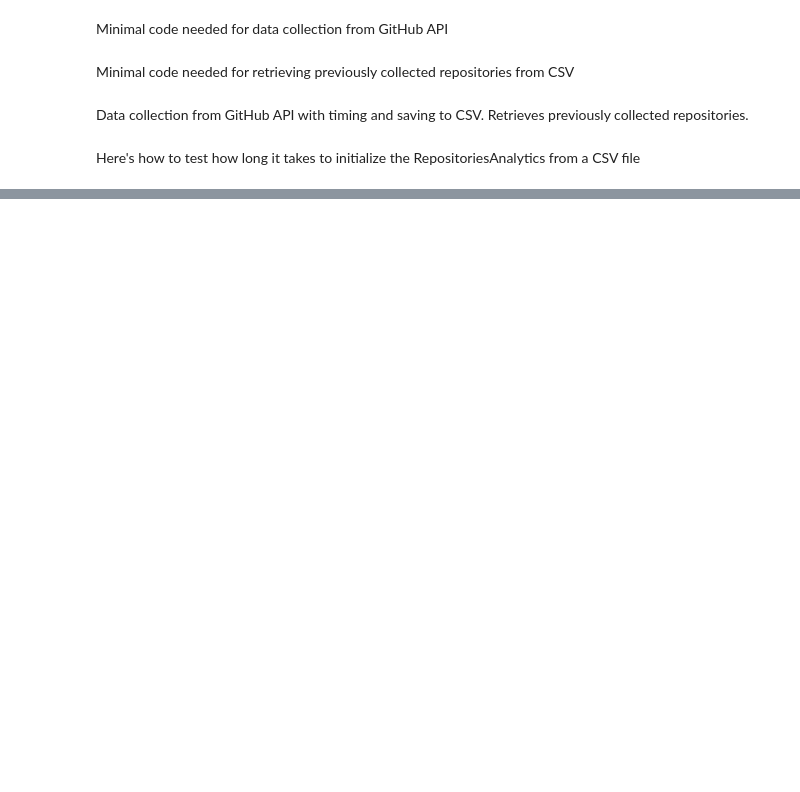
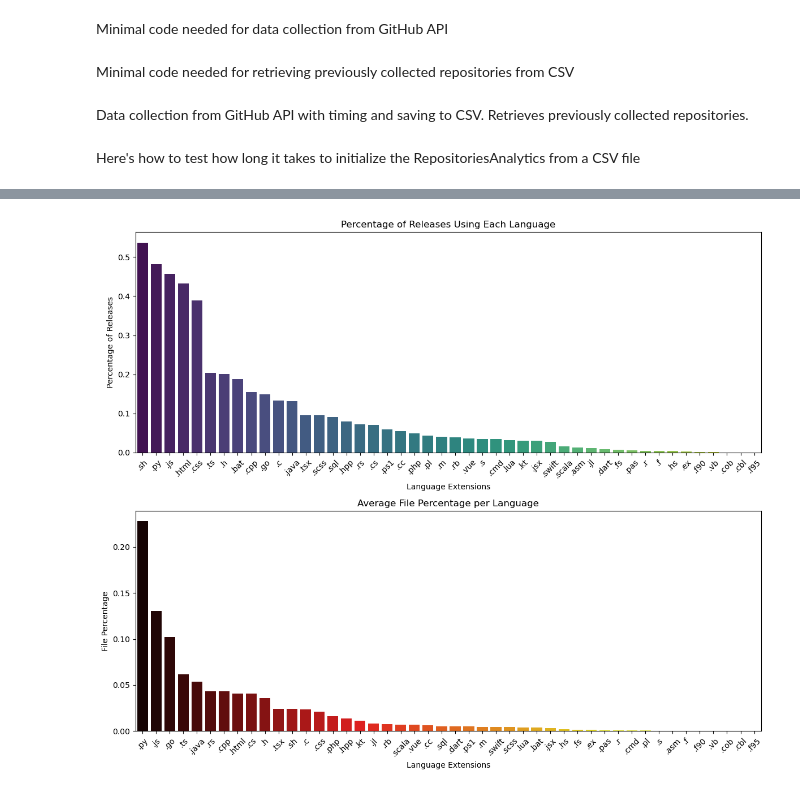
Before and after one commit to kerryghan-relot/Github-Language-Analysis, a Jupyter notebook: data_collection.ipynb, the cells around one changed output, grey strips where cells are left out. Drawn from its saved outputs; the diff is of its cells as text; code cells hidden in the pictures; blank space fills up the shorter version.

```diff
--- a/data_collection.ipynb
+++ b/data_collection.ipynb
@@ -74,0 +153,4 @@ Temps écoulé pour initialiser 5336 repositories : 17.916933298110962 secondes
+# %%
+analytics.plot_language_percentage()
+# %% [output]
+[figure, added]
```
Also changed, not shown: parts of 21 cells of this notebook, 7 other files.
